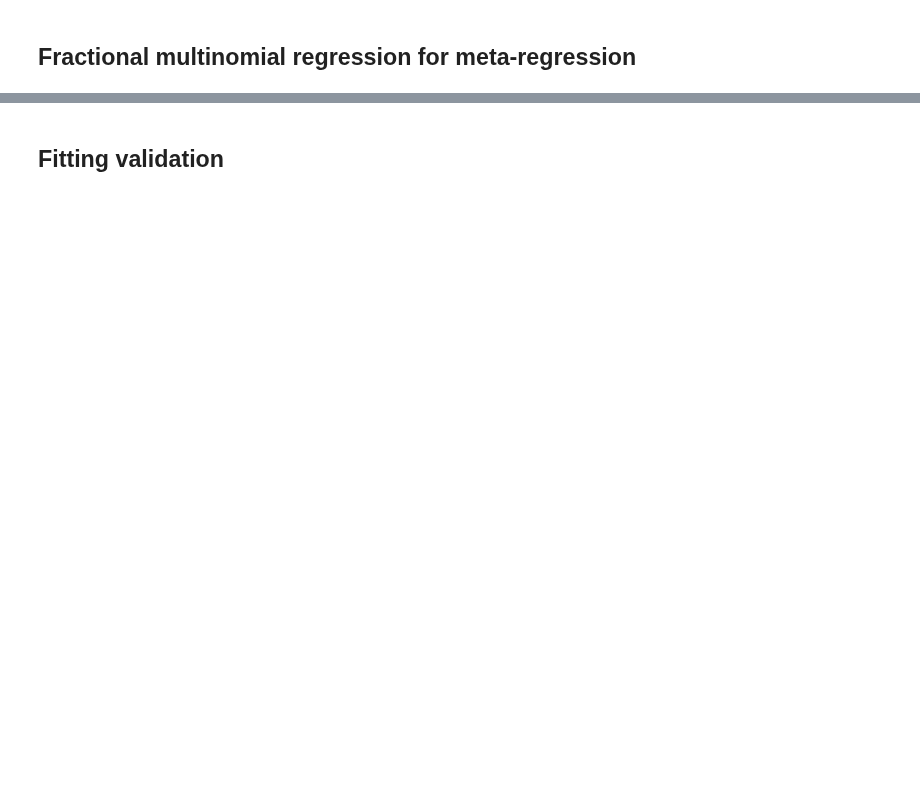
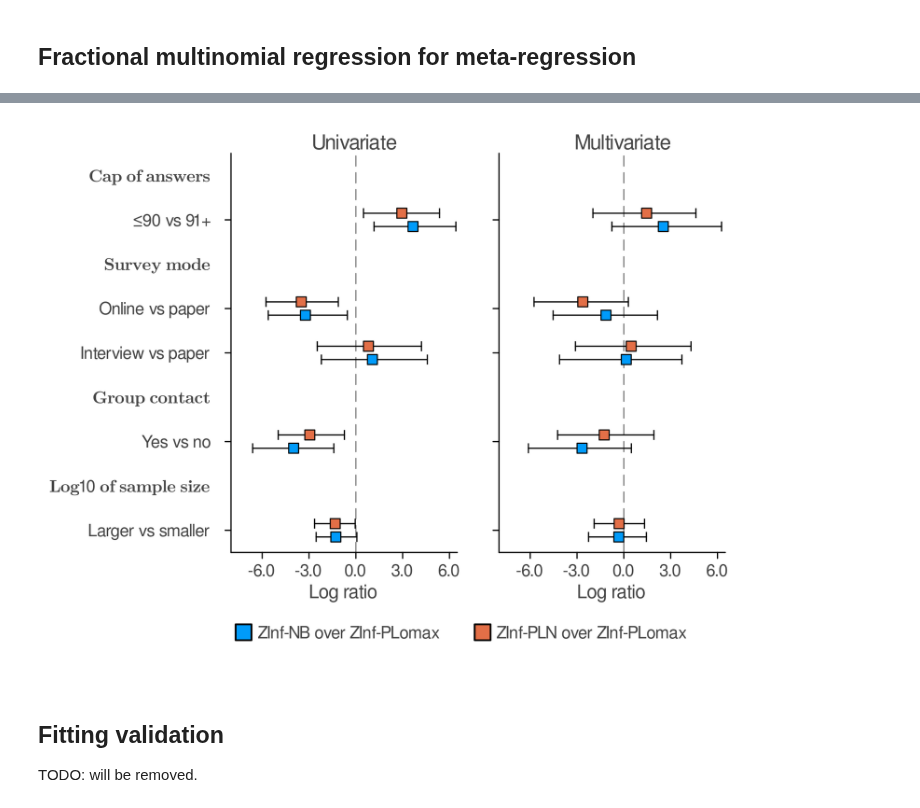
Before and after one commit to toshiakiasakura/sc_model_comparison, a Jupyter notebook: src/3j_meta_reg.ipynb, the cells around one changed output, grey strips where cells are left out. Cells and saved outputs as stored; diff of their text form; code cells hidden in the pictures; blank space fills up the shorter version.

```diff
--- a/src/3j_meta_reg.ipynb
+++ b/src/3j_meta_reg.ipynb
@@ -43,5 +79,5 @@ model_names = get_model_names()
 # %%
-rem_lis = ["Leon_2013", "Leung_2017",  "CoMix2",
+rem_lis = ["Danon_2013", "Leung_2017",  #"CoMix2",
     #"CoMix2_at", "CoMix2_be", "CoMix2_dk",
     #"CoMix2_ee", "CoMix2_gr", "CoMix2_hr",
     #"CoMix2_it", "CoMix2_pl", "CoMix2_pt",
@@ -91,11 +235,14 @@ chn_res = repeated_univariate_fmnl_reg(df_ana);
 # %%
 include("fit_utils.jl")
 pl = plot_meta_reg(chn_res, chn_res_multi)
-plot!(pl, dpi=200)
+plot!(pl, dpi=300)
 savefig(pl, "../fig/meta_reg.png")
 pl
+# %% [output]
+[figure, added]
 # %% [markdown]
 ## Fitting validation
+TODO: will be removed.
 # %%
 include("main_utils.jl")
 include("fit_utils.jl")
```
Also changed, not shown: parts of 19 cells of this notebook, 13 other files.
